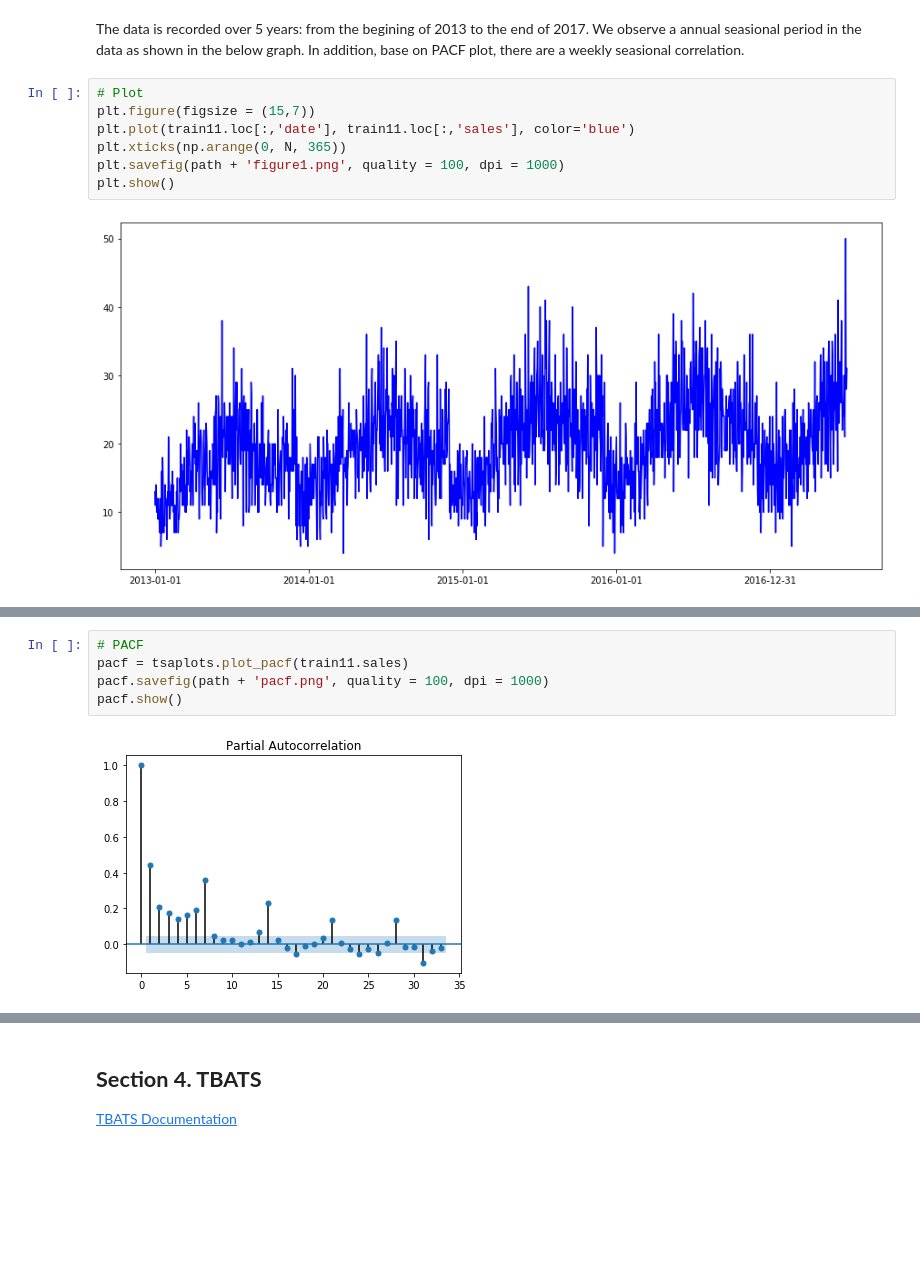
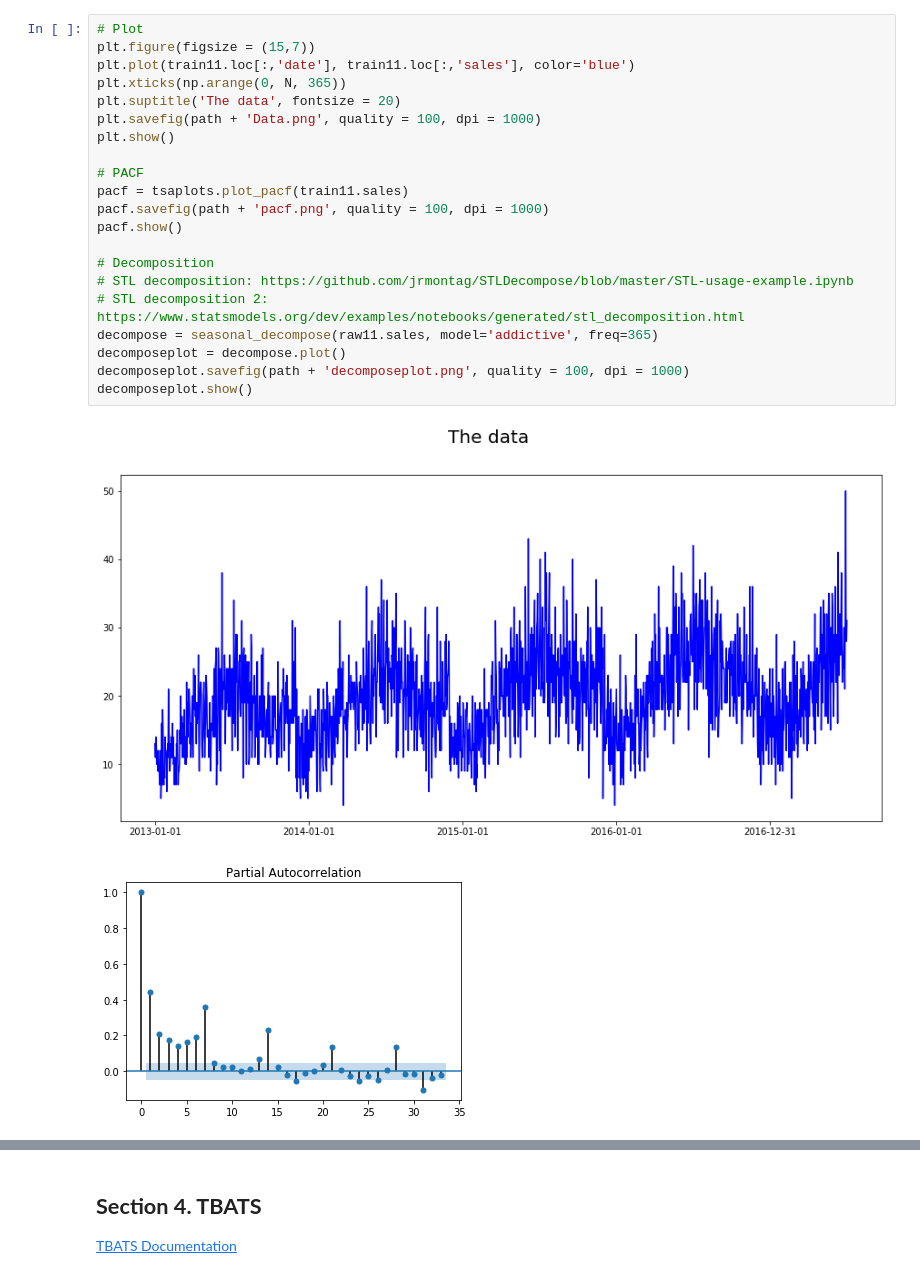
Before and after one commit to sangttruong/hybcast, a Jupyter notebook: main.ipynb, the cells around one changed output, grey strips where cells are left out. Drawn from its saved outputs; the diff is of its cells as text; blank space fills up the shorter version.

```diff
--- a/main.ipynb
+++ b/main.ipynb
@@ -199,11 +191,24 @@ Successfully installed pmdarima-1.5.2 tbats-1.0.9
-# %% [markdown]
-The data is recorded over 5 years: from the begining of 2013 to the end of 2017. We observe a annual seasional period in the data as shown in the below graph. In addition, base on PACF plot, there are a weekly seasional correlation.
 # %%
 # Plot
 plt.figure(figsize = (15,7))
 plt.plot(train11.loc[:,'date'], train11.loc[:,'sales'], color='blue')
 plt.xticks(np.arange(0, N, 365))
-plt.savefig(path + 'figure1.png', quality = 100, dpi = 1000)
+plt.suptitle('The data', fontsize = 20)
+plt.savefig(path + 'Data.png', quality = 100, dpi = 1000)
 plt.show()
+
+# PACF
+pacf = tsaplots.plot_pacf(train11.sales)
+pacf.savefig(path + 'pacf.png', quality = 100, dpi = 1000)
+pacf.show()
+
+# Decomposition
+# STL decomposition: https://github.com/jrmontag/STLDecompose/blob/master/STL-usage-example.ipynb
+# STL decomposition 2: https://www.statsmodels.org/dev/examples/notebooks/generated/stl_decomposition.html
+decompose = seasonal_decompose(raw11.sales, model='addictive', freq=365)
+decomposeplot = decompose.plot()
+decomposeplot.savefig(path + 'decomposeplot.png', quality = 100, dpi = 1000)
+decomposeplot.show()
 # %% [output]
-[figure, old version]
+[figure, new version]
+[figure, added]
@@ -210,7 +215,0 @@ plt.show()
-# %%
-# PACF
-pacf = tsaplots.plot_pacf(train11.sales)
-pacf.savefig(path + 'pacf.png', quality = 100, dpi = 1000)
-pacf.show()
-# %% [output]
-[figure, removed]
```
Also changed, not shown: parts of 65 cells of this notebook.
